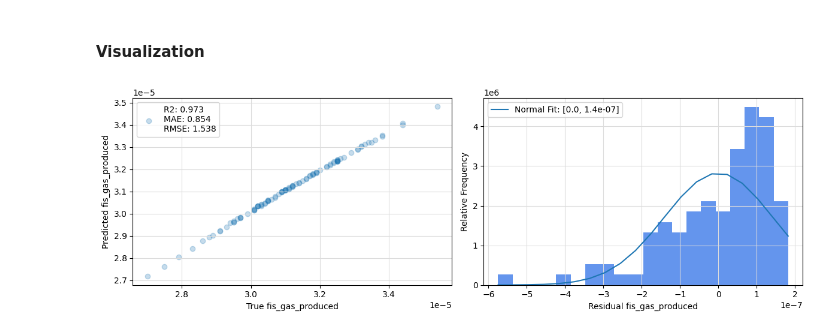
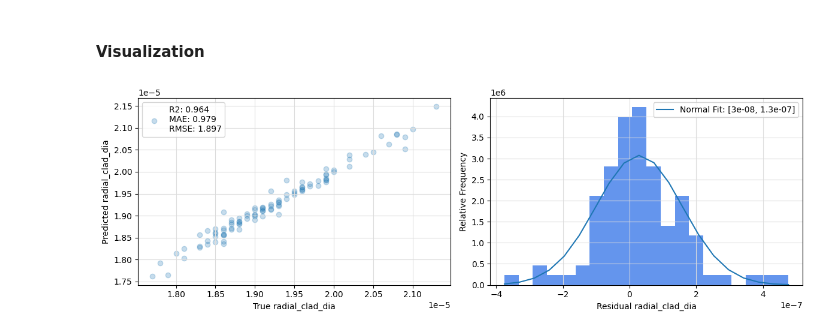
Before and after one commit to nhsnow2/pykanKAN, a Jupyter notebook: scripts/FP_example/FP.ipynb, the cells around one changed output. Drawn from its saved outputs; the diff is of its cells as text; code cells hidden in the pictures.

```diff
--- a/scripts/FP_example/FP.ipynb
+++ b/scripts/FP_example/FP.ipynb
@@ -65,5 +65,5 @@ tensor([[ 0.0654, -0.0592,  0.1178, -0.0608],
 # %%
-model.fit(DATASET, opt='LBFGS', steps=50, lamb=0.001)
+model.fit(DATASET, opt='LBFGS', steps=75, lamb=2.043e-05, lamb_entropy=5.03464, lr=1.5, reg_metric='edge_forward_sum')
 print("Complete.")
 # %% [output]
 saving model version 0.1
@@ -73,6 +71,6 @@ Complete.
 # %%
 # --- Model Pruning and Refinement
-model = model.prune(0.01, 0.01)
-model.plot()
+pruned_model = model.prune(0.01, 0.01)
+pruned_model.plot()
 # %% [output]
 saving model version 0.2
@@ -80,9 +78,9 @@ saving model version 0.2
 # %%
-model = model.refine(10)
+pruned_model = pruned_model.refine(7)
 # %% [output]
 saving model version 0.3
 # %%
-model.fit(DATASET, opt='LBFGS', steps=20)
+pruned_model.fit(DATASET, opt='LBFGS', steps=75, lr=1.75)
 print("Complete")
 # %% [output]
 saving model version 0.4
@@ -93,30 +91,30 @@ Complete
 #### Visualization
 # %%
 # --- Results - Performance
-Y_PREDICTED = Y_SCALER.inverse_transform(model(X_TESTS_SCALED).detach())
+Y_PREDICTED = Y_SCALER.inverse_transform(pruned_model(X_TESTS_SCALED).detach())
 Y_TRUE = Y_TESTS
 
-i = 0
+i = 3
 
 myR2 = R2(Y_TRUE, Y_PREDICTED); myMSE = MSE(Y_TRUE, Y_PREDICTED); myMAE = MAE(Y_TRUE, Y_PREDICTED)
 
 fig, axs = plt.subplots(1,2, figsize=(12,4))
 
 ax=axs[0]
 ax.scatter(Y_TRUE[:,i], Y_PREDICTED[:,i], alpha=0.25, label=f"R2: {round(myR2,3)}\nMAE: {round(myMAE,3)}\nRMSE: {round(myMSE**0.5,3)}")
 ax.set_xlabel(f"True {Y_features[i]}"); ax.set_ylabel(f"Predicted {Y_features[i]}"); ax.legend(); ax.grid(visible=True, color='gainsboro')
 
 ax=axs[1]
 residuals = Y_PREDICTED[:,i] - Y_TRUE[:,i]
 pdf_fit = stats.norm.fit(residuals)
 pdf_pdf = stats.norm.pdf(np.linspace(np.min(residuals),np.max(residuals),20), *pdf_fit)
 ax.hist(residuals, bins=20, color='cornflowerblue', density=True)
 ax.plot(np.linspace(np.min(residuals),np.max(residuals),20), pdf_pdf, label=f'Normal Fit: {[round(i,8) for i in pdf_fit]}')
 ax.set_xlabel(f"Residual {Y_features[i]}"); ax.set_ylabel("Relative Frequency"); ax.grid(visible=True, color='gainsboro', label='Raw Data'); ax.legend()
 
 fig.tight_layout()
 # %% [output]
-[figure, old version]
+[figure, new version]
 # %%
 # --- Symbolic Results
 function_library = ['x','x^2','x^3','x^4','exp','log','sqrt','tanh','abs', '1/x', '1/x^2']
```
Also changed, not shown: parts of 6 cells of this notebook, 1 other file.
